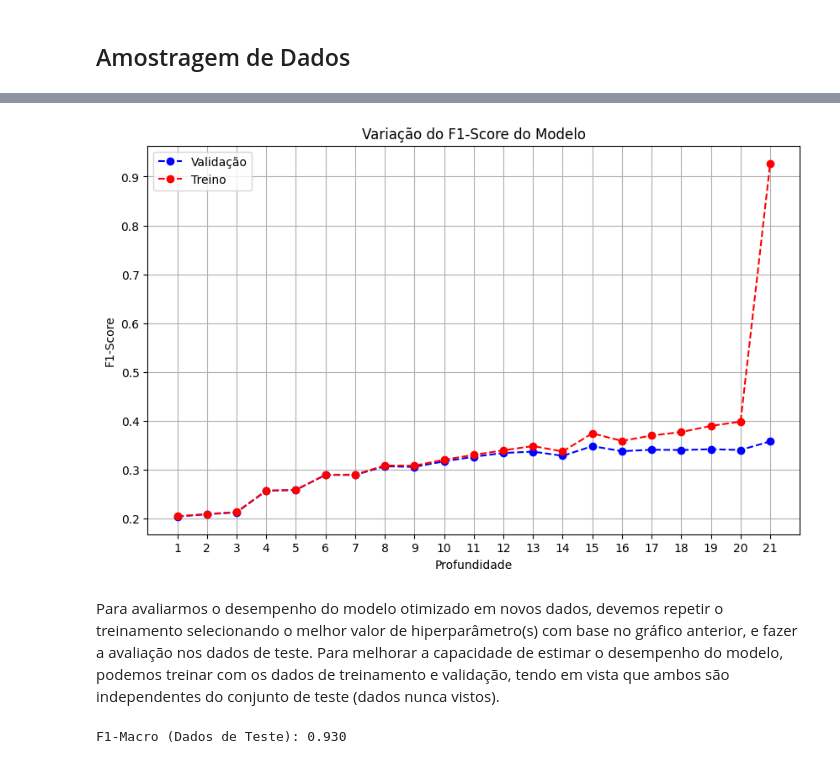
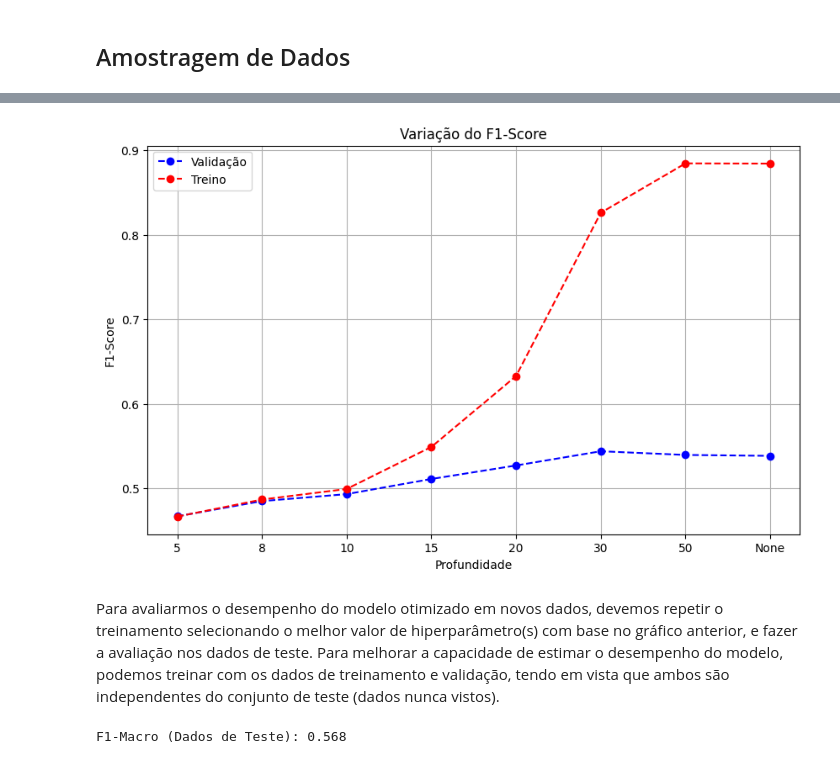
Before and after one commit to gct02/TrabalhoPraticoML, a Jupyter notebook: src/random_forest.ipynb, the cells around one changed output, grey strips where cells are left out. Saved outputs shown, nothing was run; the diff lists cells and outputs as text; code cells hidden in the pictures.

```diff
--- a/src/random_forest.ipynb
+++ b/src/random_forest.ipynb
@@ -200,22 +127,29 @@ Distribuição do treino após SMOTE: Counter({1: 294591, 0: 294591, 2: 294591})
 # %%
-from sklearn.metrics import f1_score
-
-max_depths = [3, 5, 8, 10, 15, 20, 30]
 f1_scores_valid = []
 f1_scores_train = []
 
-for depth in max_depths:
-    dt = RandomForestClassifier(max_depth=depth, class_weight='balanced', random_state=0)
-    dt.fit(X_train_resampled, y_train_resampled)
+best_config_index = 0
+max_f1_valid = 0
 
-    y_pred = dt.predict(X_valid)
+for i, config in enumerate(configs_to_test):
+  dt = RandomForestClassifier(**config)
+  dt.fit(X_train_resampled, y_train_resampled)
 
-    f1_valid = f1_score(y_valid, y_pred, average='macro', zero_division=0)
-    f1_scores_valid.append(f1_valid)
+  y_pred = dt.predict(X_valid)
+  f1_valid = f1_score(y_valid, y_pred, average='macro', zero_division=0)
+  f1_scores_valid.append(f1_valid)
 
-    y_pred_train = dt.predict(X_train)
-    f1_train = f1_score(y_train, y_pred_train, average='macro', zero_division=0)
-    f1_scores_train.append(f1_train)
+  y_pred_train = dt.predict(X_train)
+  f1_train = f1_score(y_train, y_pred_train, average='macro', zero_division=0)
+  f1_scores_train.append(f1_train)
 
-    print(f"Max Depth: {depth}, F1-Score Validação: {f1_valid:.3f}, F1-Score Treino: {f1_train:.3f}")
+  max_depth = config["max_depth"]
+  print(f"Config: max_depth={max_depth}, F1 validação: {f1_valid:.3f}, F1 treino: {f1_train:.3f}")
+
+  if f1_valid > max_f1_valid:
+    max_f1_valid = f1_valid
+    best_config_index = i
+
+best_config = configs_to_test[best_config_index]
+print(f"\nMelhor configuração: {best_config}, com F1 validação: {max_f1_valid:.3f}")
 # %% [output]
@@ -243,47 +166,43 @@ f1_scores_valid
 # %%
-max_depths_labels = [str(d) if d is not None else '-' for d in max_depths]
+max_depths_as_labels = [str(cfg["max_depth"]) for cfg in configs_to_test]
 
 plt.figure(figsize=(10,6))
-plt.plot(max_depths_labels, f1_scores_valid, marker='o', linestyle='--', color='b', label='Validação')
-plt.plot(max_depths_labels, f1_scores_train, marker='o', linestyle='--', color='r', label='Treino')
-plt.title('Variação do F1-Score do Modelo')
+plt.plot(max_depths_as_labels, f1_scores_valid, marker='o', linestyle='--', color='b', label='Validação')
+plt.plot(max_depths_as_labels, f1_scores_train, marker='o', linestyle='--', color='r', label='Treino')
+plt.title('Variação do F1-Score')
 plt.xlabel('Profundidade')
 plt.ylabel('F1-Score')
 plt.legend()
 plt.grid(True)
 plt.show()
 # %% [output]
-[figure, old version]
+[figure, new version]
 # %% [markdown]
 Para avaliarmos o desempenho do modelo otimizado em novos dados, devemos repetir o treinamento selecionando o melhor valor de hiperparâmetro(s) com base no gráfico anterior, e fazer a avaliação nos dados de teste.
 Para melhorar a capacidade de estimar o desempenho do modelo, podemos treinar com os dados de treinamento e validação, tendo em vista que ambos são independentes do conjunto de teste (dados nunca vistos).
 # %%
-# from imblearn.over_sampling import SMOTE
-# from sklearn.ensemble import RandomForestClassifier
-# from sklearn.metrics import f1_score
-# import numpy as np
+X_train_full = np.concatenate((X_train, X_valid), axis=0)
+y_train_full = np.concatenate((y_train, y_valid), axis=0)
 
-# X_train2 = np.concatenate((X_train, X_valid), axis=0)
-# y_train2 = np.concatenate((y_train, y_valid), axis=0)
+class_counts = Counter(y_train_full)
 
-# smote_final = SMOTE(random_state=42)
+under_sampler = RandomUnderSampler(sampling_strategy={0: class_counts[1]}, random_state=random_state)
+over_sampler = SMOTE(sampling_strategy={2: class_counts[1]}, random_state=random_state)
 
-# X_train_final, y_train_final = smote_final.fit_resample(X_train2, y_train2)
+pipeline = Pipeline([
+    ('under', under_sampler),
+    ('over', over_sampler)
+])
 
-# Treina e avalia o modelo com valor otimizado de max_depth
-# best_max_depth = max_depths[np.argmax(f1_scores_valid)]
-# print(f"Best max_depth: {best_max_depth}")
-best_max_depth = 50
+X_train_final, y_train_final = pipeline.fit_resample(X_train_full, y_train_full)
 
-dt = RandomForestClassifier(max_depth=best_max_depth, class_weight='balanced', random_state=0)
+dt = RandomForestClassifier(**best_config)
 dt.fit(X_train_final, y_train_final)
 
 y_pred = dt.predict(X_test)
 
-# acc_test = accuracy_score(y_test, y_pred)
 f1_test = f1_score(y_test, y_pred, average='macro', zero_division=0)
-# print(f"Acurácia (Dados de Teste): {acc_test:.3f}")
 print(f"F1-Macro (Dados de Teste): {f1_test:.3f}")
 # %% [output]
-F1-Macro (Dados de Teste): 0.930
+F1-Macro (Dados de Teste): 0.568
 # %%
```
Also changed, not shown: parts of 58 cells of this notebook, 8 other files.
